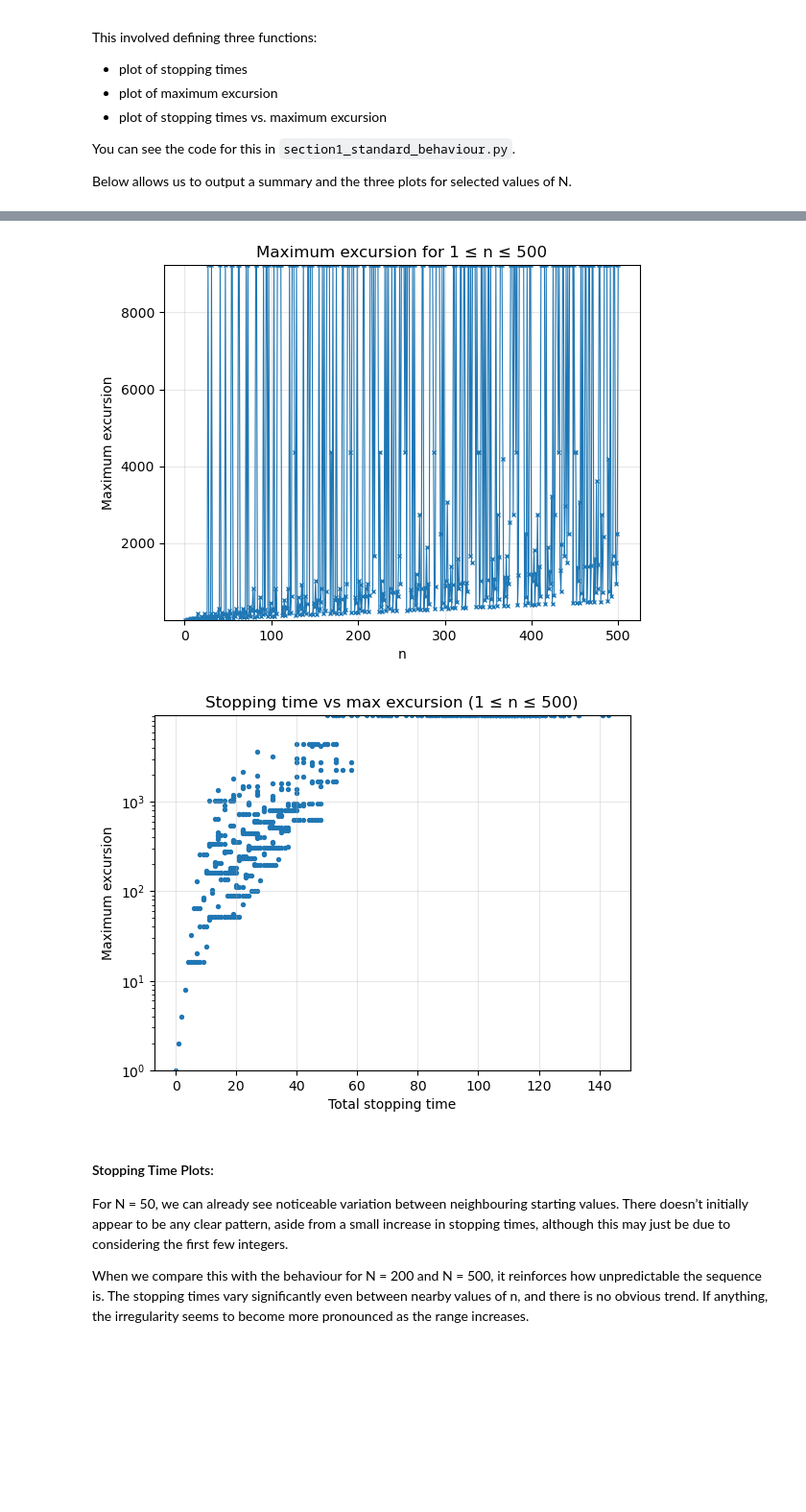
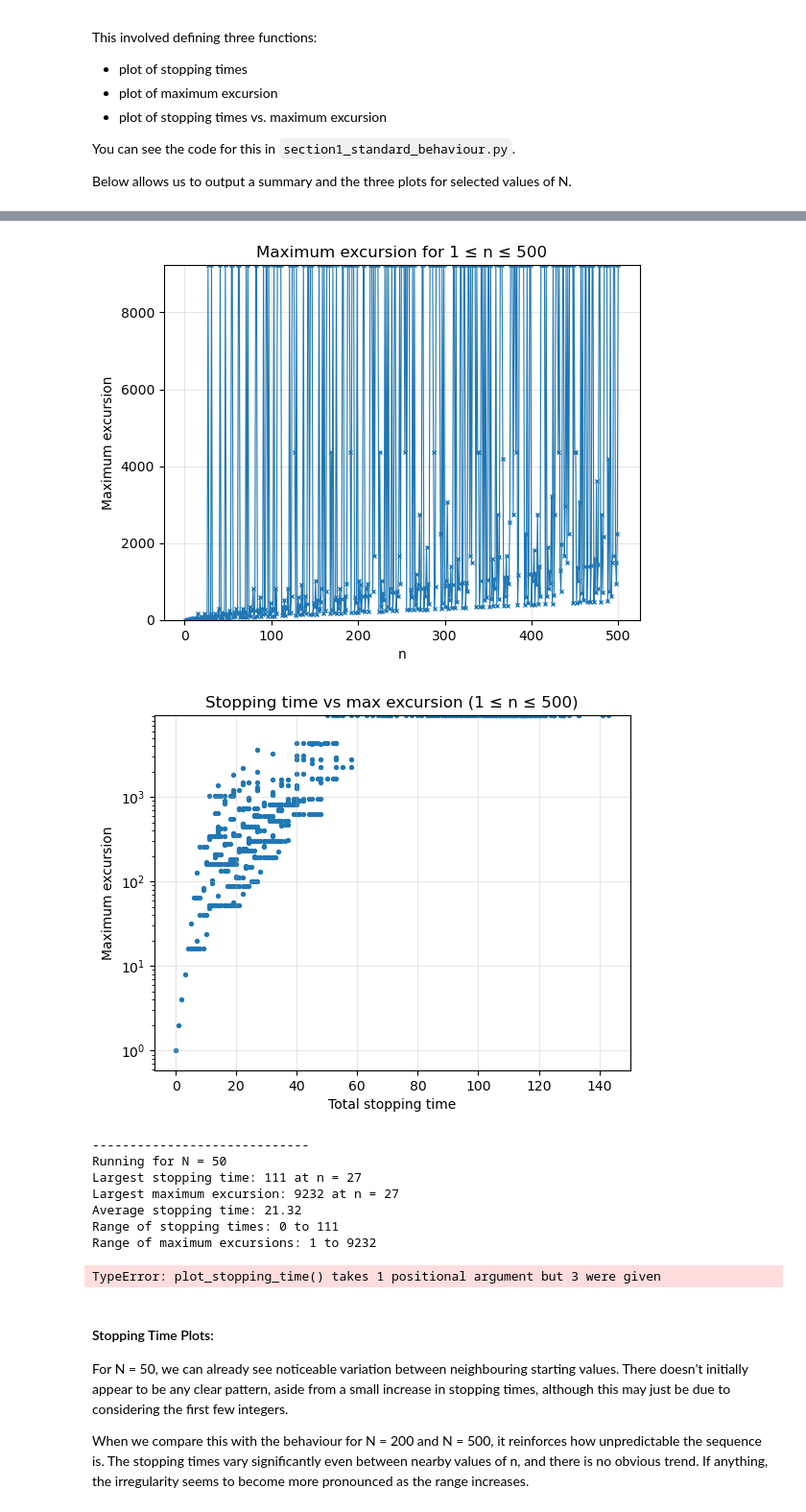
Before and after one commit to georgeramble/MATH2002-Collatz-Investigation, a Jupyter notebook: collatz_investigation.ipynb, the cells around one changed output, grey strips where cells are left out. Shown at 96% size. Saved outputs shown, nothing was run; the diff lists cells and outputs as text; code cells hidden in the pictures; blank space fills up the shorter version.

```diff
--- a/collatz_investigation.ipynb
+++ b/collatz_investigation.ipynb
@@ -187,8 +209,7 @@
 
 Below allows us to output a summary and the three plots for selected values of N.
 # %%
-import sections.section1_standard_behaviour
-
+import section1_standard_behaviour as s1
 
 N_values2 = [50, 200, 500]
 
@@ -217,9 +238,9 @@ for N in N_values2:
     print("Range of stopping times:", stop_min, "to", stop_max)
     print("Range of maximum excursions:", exc_min, "to", exc_max)
 
-    sections.section1_standard_behaviour.plot_stopping_time(n_val, stop_t, N)
-    sections.section1_standard_behaviour.plot_max_excursion(n_val, n_exc, N)
-    sections.section1_standard_behaviour.stopping_vs_excursion(stop_t, n_exc, N)
+    s1.plot_stopping_time(n_val, stop_t, N)
+    s1.plot_max_excursion(n_val, n_exc, N)
+    s1.stopping_vs_excursion(stop_t, n_exc, N)
 # %% [output]
 -----------------------------
 Running for N = 50
@@ -251,6 +266,14 @@ Range of maximum excursions: 1 to 39364
 [figure]
-[figure, old version]
+[figure, new version]
-[figure, old version]
+[figure, new version]
+-----------------------------
+Running for N = 50
+Largest stopping time: 111 at n = 27
+Largest maximum excursion: 9232 at n = 27
+Average stopping time: 21.32
+Range of stopping times: 0 to 111
+Range of maximum excursions: 1 to 9232
+TypeError: plot_stopping_time() takes 1 positional argument but 3 were given
 # %% [markdown]
 #### Stopping Time Plots:
 
```
Also changed, not shown: parts of 11 cells of this notebook, 7 other files.
